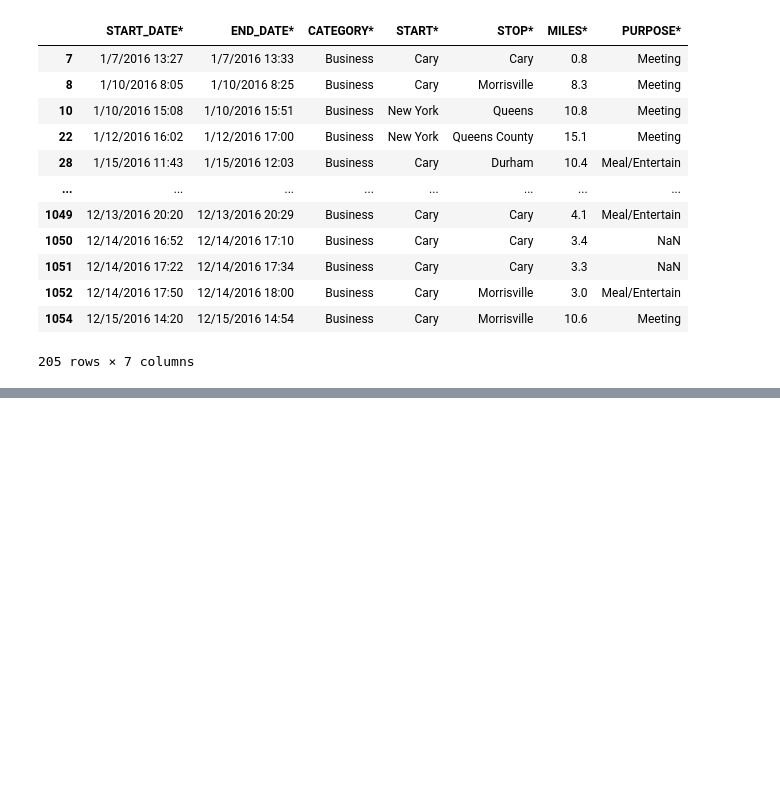
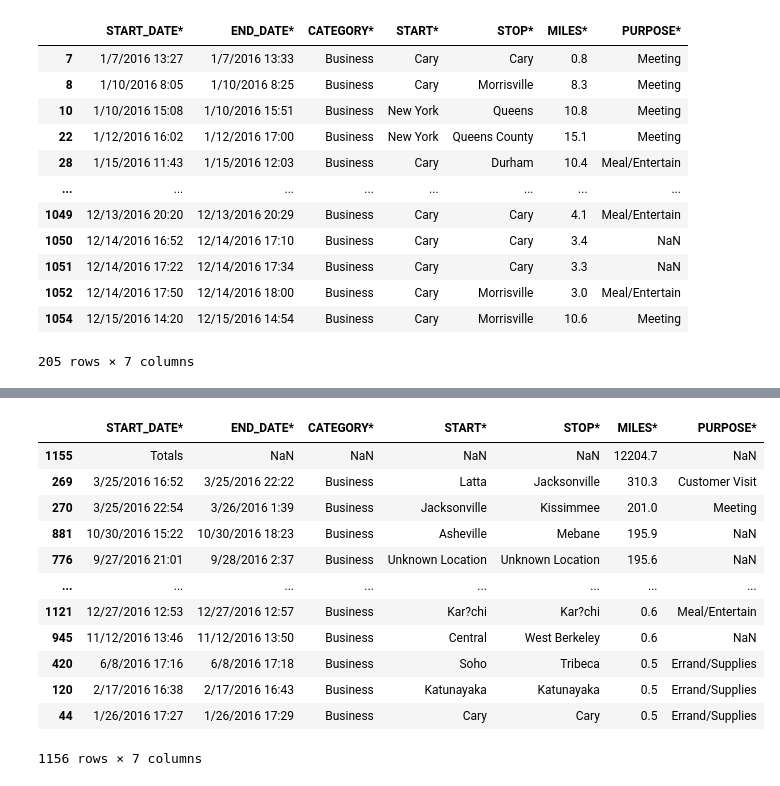
Before and after one commit to Debajyoti212/my-first-jupyter-code, a Jupyter notebook: pandas.ipynb, the cells around one changed output, grey strips where cells are left out. Saved outputs shown, nothing was run; the diff lists cells and outputs as text; code cells hidden in the pictures; blank space fills up the shorter version.

```diff
--- a/pandas.ipynb
+++ b/pandas.ipynb
@@ -276,0 +323,16 @@ df.loc[df["START*"].isin(["Cary", "New York"])]
+# %%
+df.sort_values(by=["MILES*","START*"],ascending=False)
+# %% [output]
+|  | START_DATE* | END_DATE* | CATEGORY* | START* | STOP* | MILES* | PURPOSE* |
+| 1155 | Totals | NaN | NaN | NaN | NaN | 12204.7 | NaN |
+| 269 | 3/25/2016 16:52 | 3/25/2016 22:22 | Business | Latta | Jacksonville | 310.3 | Customer Visit |
+| 270 | 3/25/2016 22:54 | 3/26/2016 1:39 | Business | Jacksonville | Kissimmee | 201.0 | Meeting |
+| 881 | 10/30/2016 15:22 | 10/30/2016 18:23 | Business | Asheville | Mebane | 195.9 | NaN |
+| 776 | 9/27/2016 21:01 | 9/28/2016 2:37 | Business | Unknown Location | Unknown Location | 195.6 | NaN |
+| ... | ... | ... | ... | ... | ... | ... | ... |
+| 1121 | 12/27/2016 12:53 | 12/27/2016 12:57 | Business | Kar?chi | Kar?chi | 0.6 | Meal/Entertain |
+| 945 | 11/12/2016 13:46 | 11/12/2016 13:50 | Business | Central | West Berkeley | 0.6 | NaN |
+| 420 | 6/8/2016 17:16 | 6/8/2016 17:18 | Business | Soho | Tribeca | 0.5 | Errand/Supplies |
+| 120 | 2/17/2016 16:38 | 2/17/2016 16:43 | Business | Katunayaka | Katunayaka | 0.5 | Errand/Supplies |
+| 44 | 1/26/2016 17:27 | 1/26/2016 17:29 | Business | Cary | Cary | 0.5 | Errand/Supplies |
+1156 rows × 7 columns
```
Also changed, not shown: parts of 16 cells of this notebook.
